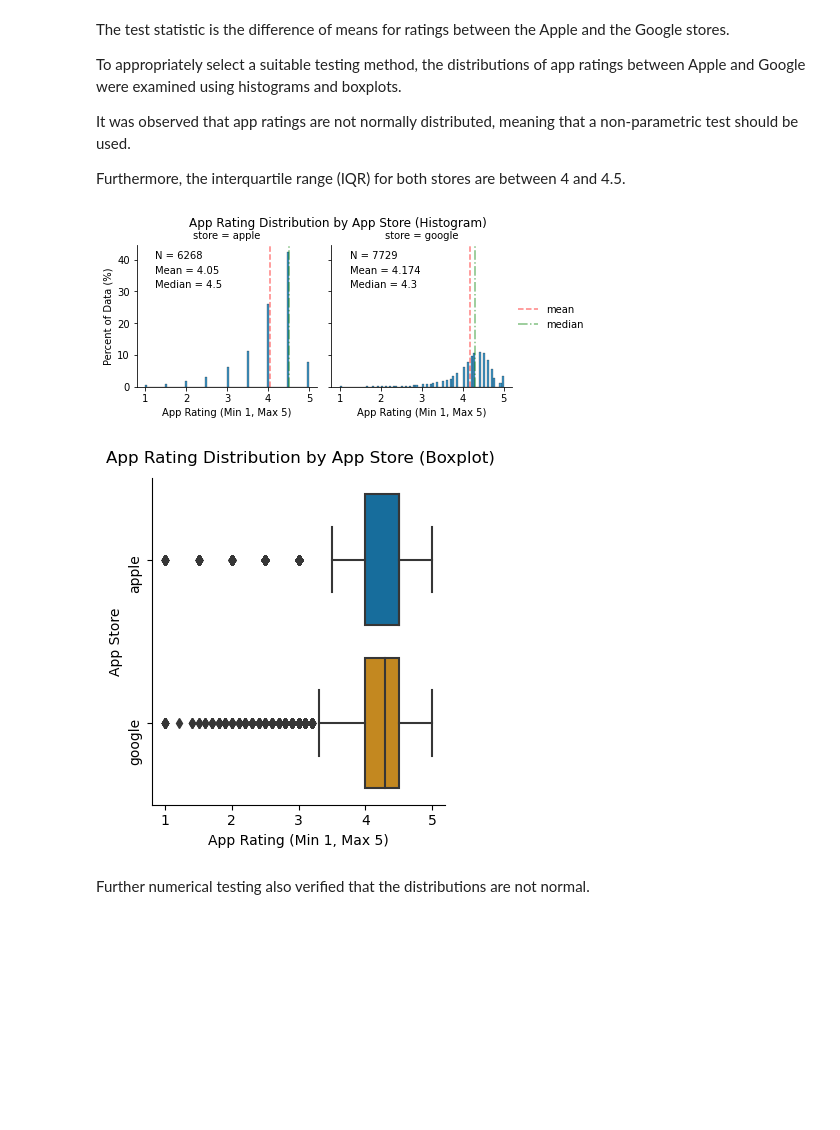
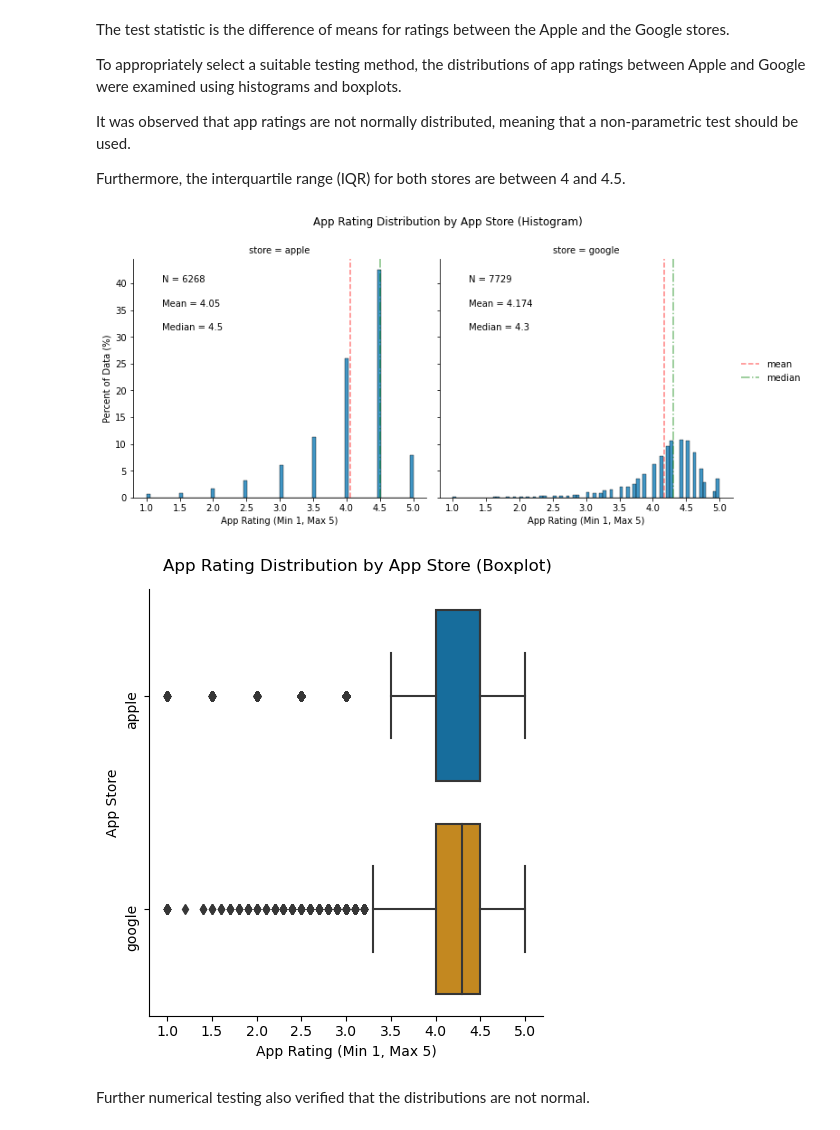
Before and after one commit to andrewyewcy/portfolio, a Jupyter notebook: App Store Case Study/App Store Case Study - Permutation Test.ipynb, the cells around one changed output. Cells and saved outputs as stored; diff of their text form; code cells hidden in the pictures; blank space fills up the shorter version.

Commit message:
Fixed image size for FacetGrid object

```diff
--- a/App Store Case Study/App Store Case Study - Permutation Test.ipynb
+++ b/App Store Case Study/App Store Case Study - Permutation Test.ipynb
@@ -289,41 +289,40 @@ It was observed that app ratings are not normally distributed, meaning that a no
 Furthermore, the interquartile range (IQR) for both stores are between 4 and 4.5.
 # %%
 #https://seaborn.pydata.org/generated/seaborn.FacetGrid.html
-g = sns.FacetGrid(app_df[['rating','store']], col = 'store', col_order = list(app_df.store.sort_values().unique()))
+g = sns.FacetGrid(app_df[['rating','store']], col = 'store', col_order = list(app_df.store.sort_values().unique()),height = 5)
 
 def mean_median_line(data, **kws):
     mean = data.rating.mean()
     median = data.rating.median()
     ax = plt.gca()
     ax.axvline(x = mean, c = 'r', linestyle = '--', alpha = 0.5, label = "mean")
     ax.axvline(x = median, c = 'g', linestyle = '-.', alpha = 0.5, label = "median")
 
     n =len(data)
     ax.text(0.1, 0.9, f"N = {n}", transform = ax.transAxes)
     ax.text(0.1, 0.8, f"Mean = {round(mean,3)}", transform = ax.transAxes)
     ax.text(0.1, 0.7, f"Median = {round(median,3)}", transform = ax.transAxes)
 
 g.map_dataframe(sns.histplot,'rating', stat = "percent")
 g.map_dataframe(mean_median_line)
 g.add_legend()
 g.set_axis_labels("App Rating (Min 1, Max 5)","Percent of Data (%)")
 g.fig.subplots_adjust(top = 0.85)
 g.fig.suptitle('App Rating Distribution by App Store (Histogram)')
 plt.show
 
 #fig = g.get_figure()
 plt.savefig('App Rating Distribution by App Store_Histogram.png',
             dpi = 300,
             format = 'png')
 # %% [output]
-[figure, old version]
+[figure, new version]
 # %%
 _ = sns.catplot(data = app_df,
                 x = 'rating',
                 kind = 'box',
                 y = 'store',
-                order = list(app_df.store.sort_values().unique()),
-                height = 4, aspect = 1
+                order = list(app_df.store.sort_values().unique())
                )
 _.fig.suptitle("App Rating Distribution by App Store (Boxplot)",
                 x= 0.6, y= 1.03)
@@ -336,7 +335,7 @@ plt.savefig('App Rating Distribution by App Store_Boxplot.png',
             format = 'png')
 plt.show()
 # %% [output]
-[figure, old version]
+[figure, new version]
 # %% [markdown]
 Further numerical testing also verified that the distributions are not normal.
 # %%
```
Also changed, not shown: parts of 1 cell of this notebook, 3 other files.
